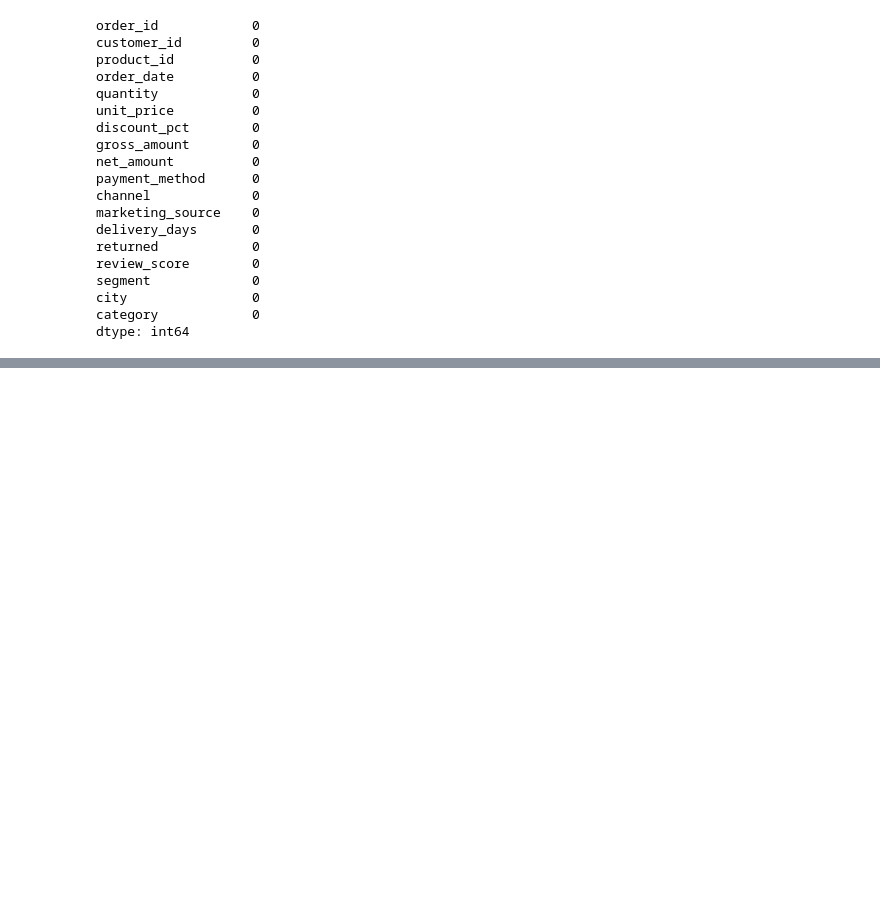
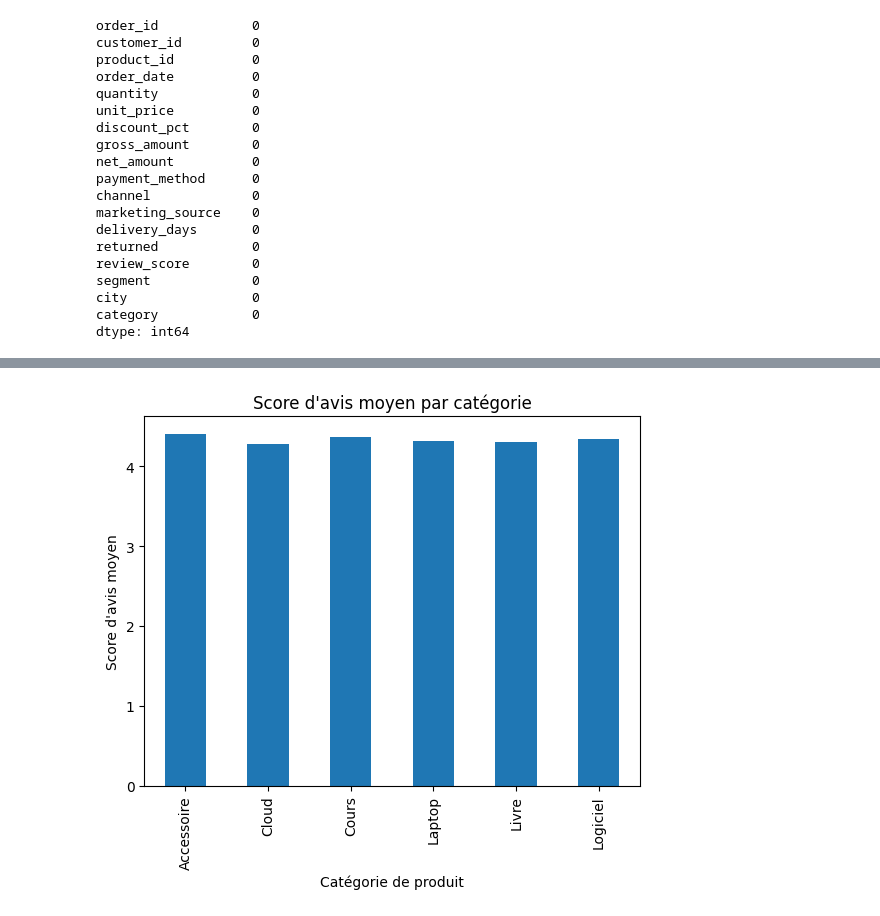
Before and after one commit to Poincare008/Mini_Projet_Pandas, a Jupyter notebook: Mini_Projet_Pandas.ipynb, the cells around one changed output, grey strips where cells are left out. Cells and saved outputs as stored; diff of their text form; code cells hidden in the pictures; blank space fills up the shorter version.

```diff
--- a/Mini_Projet_Pandas.ipynb
+++ b/Mini_Projet_Pandas.ipynb
@@ -445,0 +532,8 @@ order_lines.to_csv("C:/Users/hp/Documents/Mini_Projet_Pandas/data/processed/orde
+# %%
+score_par_categorie = order_lines.groupby("category")["review_score"].mean()
+score_par_categorie.plot(kind="bar", title="Score d'avis moyen par catégorie")
+plt.xlabel("Catégorie de produit")
+plt.ylabel("Score d'avis moyen")
+plt.show()
+# %% [output]
+[figure, added]
```
Also changed, not shown: parts of 66 cells of this notebook, 1 other file.
